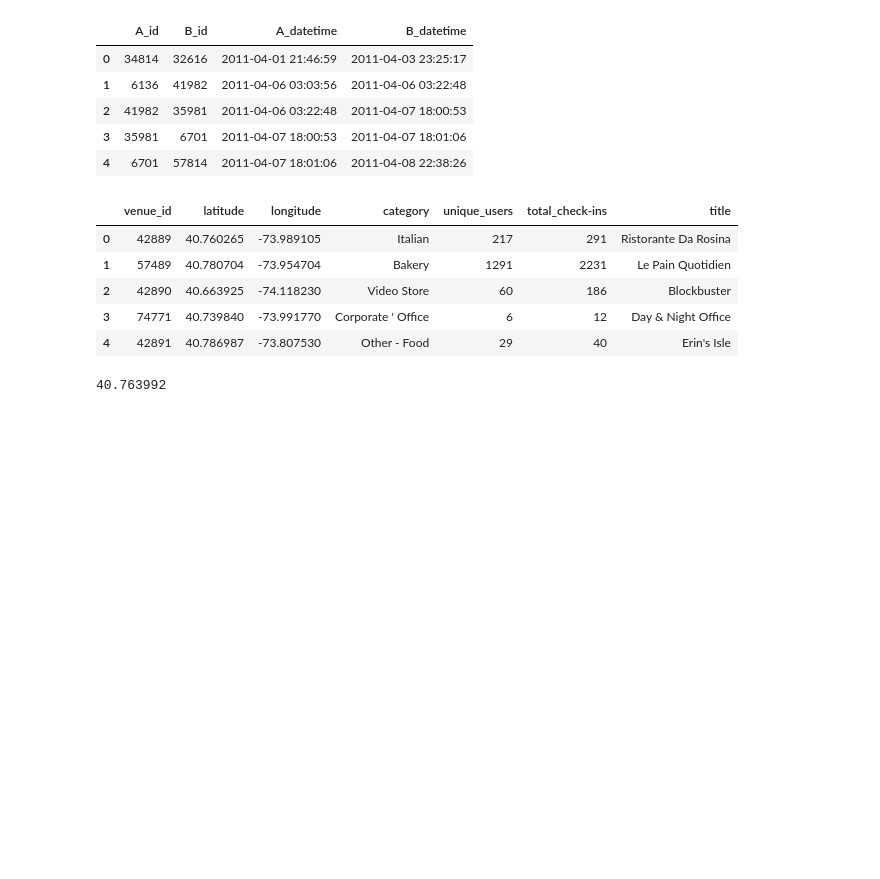
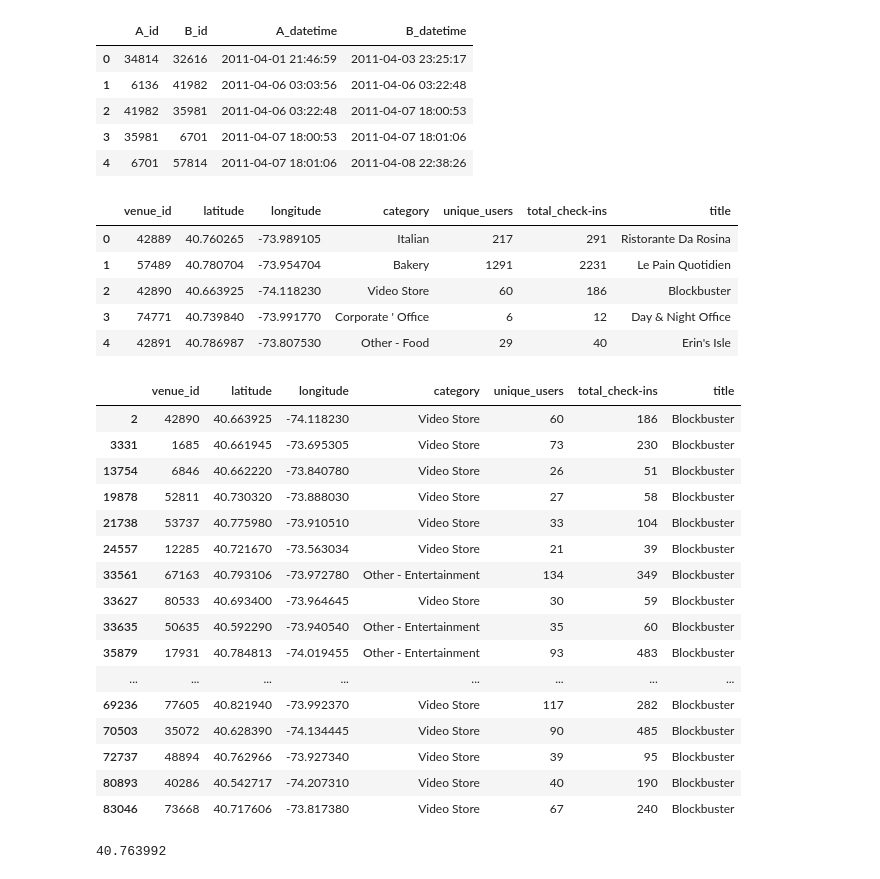
Before and after one commit to peikovakate/ucu_uds_proj, a Jupyter notebook: data_processing.ipynb, the cells around one changed output. Drawn from its saved outputs; the diff is of its cells as text; code cells hidden in the pictures; blank space fills up the shorter version.

```diff
--- a/data_processing.ipynb
+++ b/data_processing.ipynb
@@ -40 +36,21 @@ for index, row in ny_venues.iterrows():
+# %%
+ny_venues[ny_venues.title == 'Blockbuster']
+# %% [output]
+|  | venue_id | latitude | longitude | category | unique_users | total_check-ins | title |
+| 2 | 42890 | 40.663925 | -74.118230 | Video Store | 60 | 186 | Blockbuster |
+| 3331 | 1685 | 40.661945 | -73.695305 | Video Store | 73 | 230 | Blockbuster |
+| 13754 | 6846 | 40.662220 | -73.840780 | Video Store | 26 | 51 | Blockbuster |
+| 19878 | 52811 | 40.730320 | -73.888030 | Video Store | 27 | 58 | Blockbuster |
+| 21738 | 53737 | 40.775980 | -73.910510 | Video Store | 33 | 104 | Blockbuster |
+| 24557 | 12285 | 40.721670 | -73.563034 | Video Store | 21 | 39 | Blockbuster |
+| 33561 | 67163 | 40.793106 | -73.972780 | Other - Entertainment | 134 | 349 | Blockbuster |
+| 33627 | 80533 | 40.693400 | -73.964645 | Video Store | 30 | 59 | Blockbuster |
+| 33635 | 50635 | 40.592290 | -73.940540 | Other - Entertainment | 35 | 60 | Blockbuster |
+| 35879 | 17931 | 40.784813 | -74.019455 | Other - Entertainment | 93 | 483 | Blockbuster |
+| ... | ... | ... | ... | ... | ... | ... | ... |
+| 69236 | 77605 | 40.821940 | -73.992370 | Video Store | 117 | 282 | Blockbuster |
+| 70503 | 35072 | 40.628390 | -74.134445 | Video Store | 90 | 485 | Blockbuster |
+| 72737 | 48894 | 40.762966 | -73.927340 | Video Store | 39 | 95 | Blockbuster |
+| 80893 | 40286 | 40.542717 | -74.207310 | Video Store | 40 | 190 | Blockbuster |
+| 83046 | 73668 | 40.717606 | -73.817380 | Video Store | 67 | 240 | Blockbuster |
 # %%
```
Also changed, not shown: parts of 7 cells of this notebook, 2 other files.
